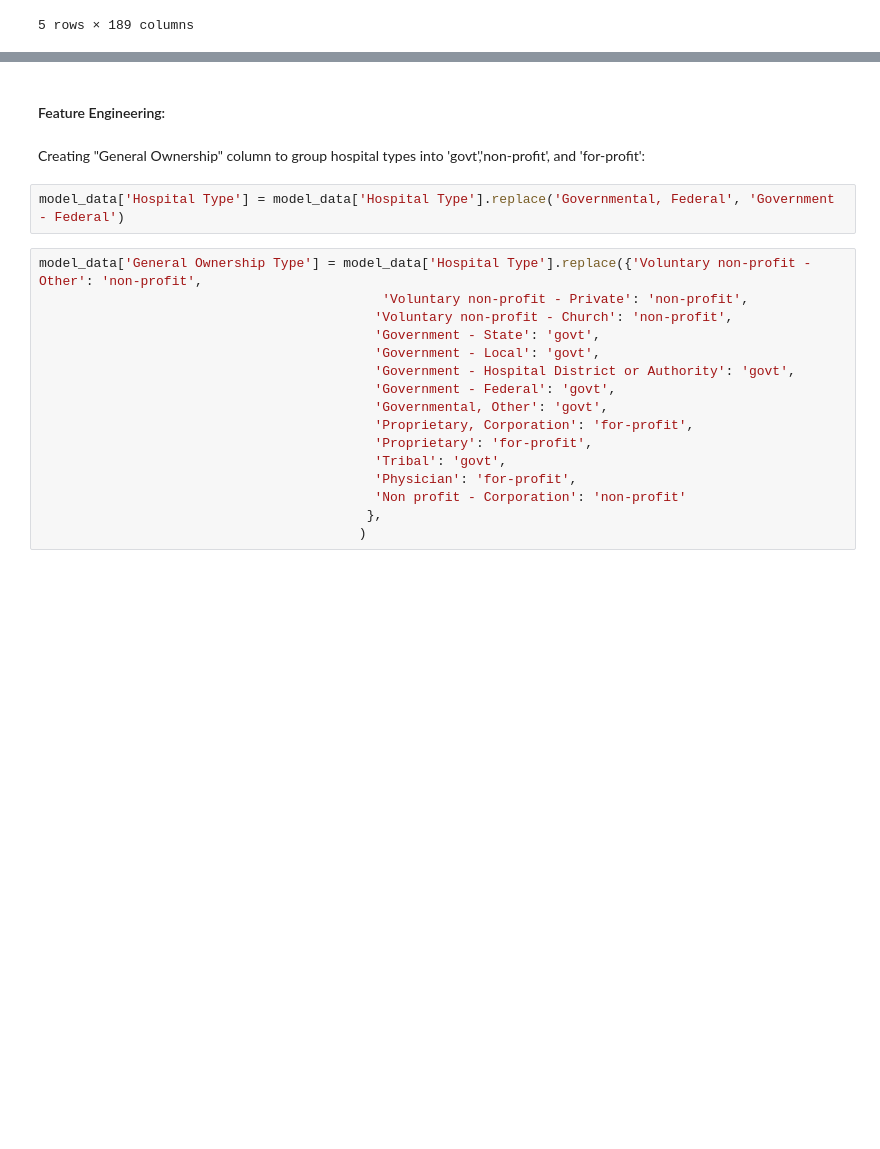
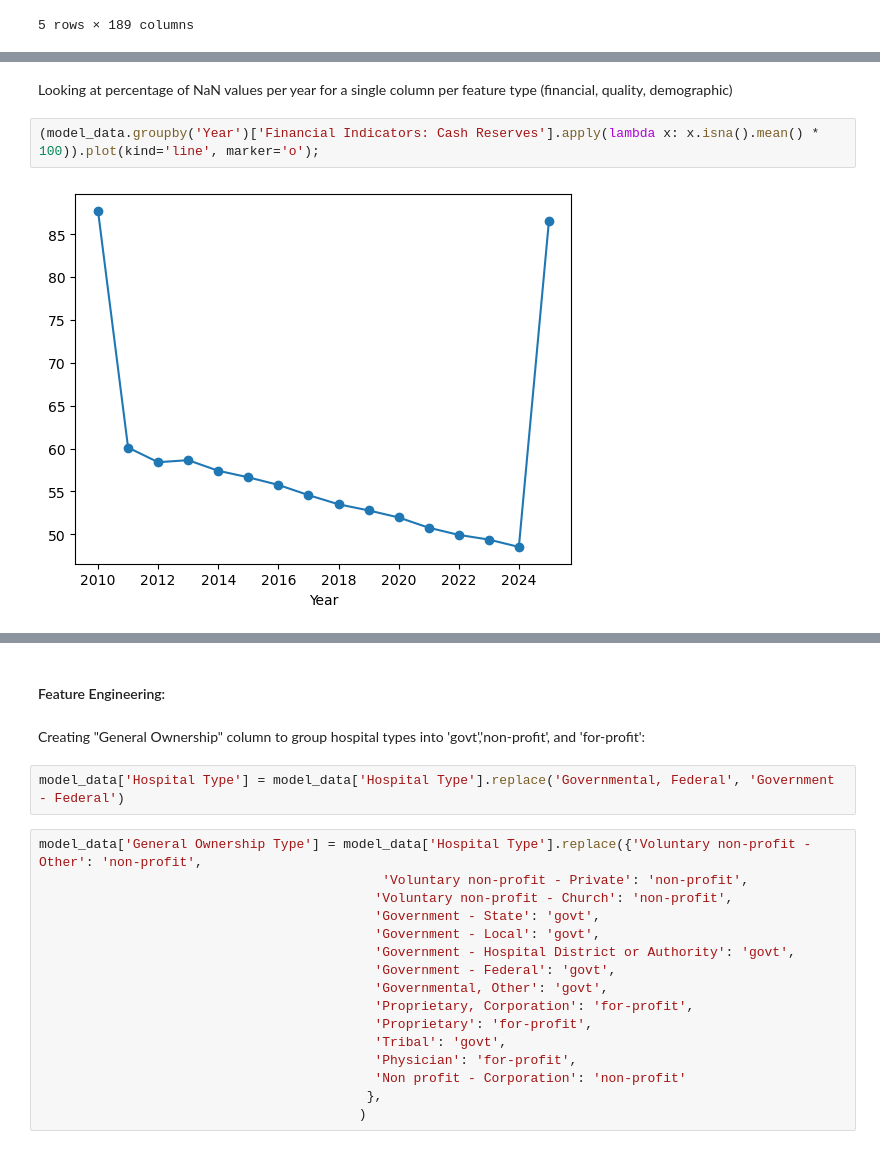
Before and after one commit to aezell314/Predicting_Hospital_Closures, a Jupyter notebook: Modeling Hospital Closures.ipynb, the cells around one changed output, grey strips where cells are left out. Saved outputs shown, nothing was run; the diff lists cells and outputs as text; blank space fills up the shorter version.

```diff
--- a/Modeling Hospital Closures.ipynb
+++ b/Modeling Hospital Closures.ipynb
@@ -24,0 +78,6 @@ model_data.head()
+# %% [markdown]
+Looking at percentage of NaN values per year for a single column per feature type (financial, quality, demographic)
+# %%
+(model_data.groupby('Year')['Financial Indicators: Cash Reserves'].apply(lambda x: x.isna().mean() * 100)).plot(kind='line', marker='o');
+# %% [output]
+[figure, added]
```
Also changed, not shown: parts of 40 cells of this notebook.
